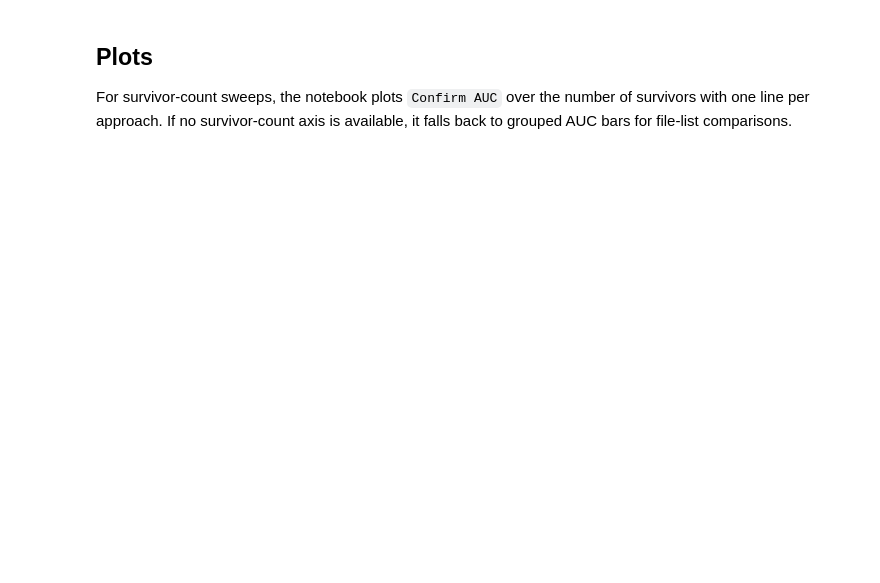
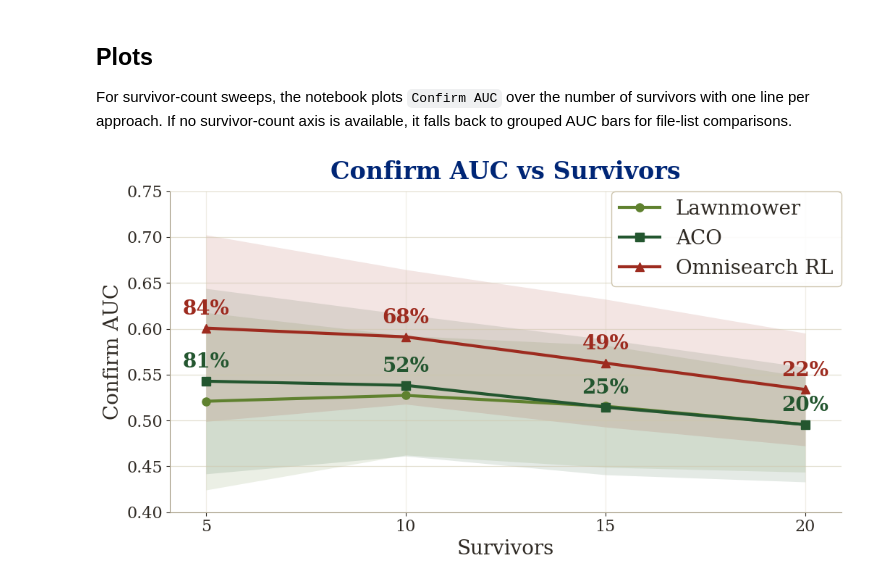
Before and after one commit to olavrenin-data-scientist/omnisearch, a Jupyter notebook: notebooks/06_survivor_sweep.ipynb, the cells around one changed output. Cells and saved outputs as stored; diff of their text form; code cells hidden in the pictures; blank space fills up the shorter version.

Commit message:
results added

```diff
--- a/notebooks/06_survivor_sweep.ipynb
+++ b/notebooks/06_survivor_sweep.ipynb
@@ -21,14 +21,14 @@ SEED_END = 1099
 # Sweep over the number of active true survivors in each episode.
 # The checkpoint's survivor-slot count is preserved by default. Set SURVIVOR_SLOT_COUNT
 # only when running without a checkpoint or when you intentionally want to override it.
-SURVIVOR_COUNTS = [15, 20]
+SURVIVOR_COUNTS = [5, 10, 15, 20]
 SURVIVOR_SLOT_COUNT = None
-STRATEGIES = ['happo']
+STRATEGIES = ['lawnmower','ant_colony','happo']
 
 # Use None for a count to select the newest HAPPO checkpoint under f'happo_{MODLABEL}_{count}'.
 CHECKPOINTS_BY_SURVIVOR_COUNT = {
-#    5: 'results/harl_runs/wildfire/wildfire_search/happo/happo_uav4_ugv3_area_1sqkm_malibu_grid256_steps900_fire_survivors_5/seed-00001-2026-07-18-23-56-28/models',
-#    10: 'results/harl_runs/wildfire/wildfire_search/happo/happo_uav4_ugv3_area_1sqkm_malibu_grid256_steps900_fire_survivors_10/seed-00001-2026-07-19-00-15-35/models',
+    5: 'results/harl_runs/wildfire/wildfire_search/happo/happo_uav4_ugv3_area_1sqkm_malibu_grid256_steps900_fire_survivors_5/seed-00001-2026-07-18-23-56-28/models',
+    10: 'results/harl_runs/wildfire/wildfire_search/happo/happo_uav4_ugv3_area_1sqkm_malibu_grid256_steps900_fire_survivors_10/seed-00001-2026-07-19-00-15-35/models',
     15: 'results/harl_runs/wildfire/wildfire_search/happo/happo_uav4_ugv3_area_1sqkm_malibu_grid256_steps900_fire_survivors_20/seed-00001-2026-07-19-00-16-34/models',
     20: 'results/harl_runs/wildfire/wildfire_search/happo/happo_uav4_ugv3_area_1sqkm_malibu_grid256_steps900_fire_survivors_20/seed-00001-2026-07-19-00-16-34/models',
 }
@@ -49,7 +49,7 @@ FILELIST = []
 #]
 
 # Optional display labels for FILELIST entries. Leave empty to derive approach/count labels.
-LABELS = []
+LABELS = ['Lawnmower','ACO','Omnisearch RL']
 # %%
 import json
 import re
@@ -580,9 +620,11 @@ compact
 For survivor-count sweeps, the notebook plots `Confirm AUC` over the number of survivors with one line per approach. If no survivor-count axis is available, it falls back to grouped AUC bars for file-list comparisons.
 # %%
 PAPER_BG = '#f2ebd3ff'
+PAPER_BG = 'white'
 GRID_COLOR = '#cfc7ad'
 TEXT_GREEN = '#23562f'
 TEXT_DARK = '#2f2a24'
+TEXT_GREEN = '#002676'
 CONFIRM_COLOR = '#8f2418'
 SCOUT_COLOR = '#c94a27'
 AUC_METRIC_SPECS = [
@@ -657,11 +699,11 @@ def _style_axis(ax):
 
 def _plot_confirm_auc_curve(ax, df):
     strategy_colors = {
-        'lawnmower': '#1f5a35',
-        'ant_colony': '#c94a27',
+        'lawnmower': '#5f812f',
+        'ant_colony': '#23562f',
         'happo': '#9d2b1f',
     }
-    fallback_colors = ['#5f812f', '#e09b4f']
+    fallback_colors = [ '#9d2b1f','#23562f','#5f812f', '#e09b4f']
     markers = ['o', 's', '^', 'v', 'D']
     configured = [_strategy_tag(strategy) for strategy in STRATEGIES]
     observed = [_strategy_tag(strategy) for strategy in df['strategy'].dropna().unique()]
@@ -703,7 +745,7 @@ def _plot_confirm_auc_curve(ax, df):
             linewidth=3.0,
             label=label,
         )
-        if strategy == 'happo':
+        if strategy == 'happo' or strategy == 'ant_colony':
             for survivor_count, auc_value, success_rate in zip(x, mean, success):
                 if not np.isfinite(success_rate):
                     continue
@@ -715,7 +757,7 @@ def _plot_confirm_auc_curve(ax, df):
                     ha='center',
                     va='bottom',
                     color=color,
-                    fontsize=11.5,
+                    fontsize=20,
                     fontweight='bold',
                 )
         plotted.append(label)
@@ -735,18 +777,18 @@ def _plot_confirm_auc_curve(ax, df):
     y_min = max(float(np.nanmin(lower)) - 0.08, 0.0)
     y_max = min(max(float(np.nanmax(upper)) + 0.12, y_min + 0.2), 1.08)
     ax.set_xlim(float(np.nanmin(x)) - x_margin, float(np.nanmax(x)) + x_margin)
-    ax.set_ylim(y_min, y_max)
+    ax.set_ylim(0.4,0.75)
     ax.set_xticks(sorted(set(x.tolist())))
     ax.set_title('Confirm AUC vs Survivors', color=TEXT_GREEN, pad=12)
-    ax.set_xlabel('Survivors')
-    ax.set_ylabel('Confirm AUC')
+    ax.set_xlabel('Survivors', fontsize=20)
+    ax.set_ylabel('Confirm AUC', fontsize=20)
     _style_axis(ax)
-    if len(plotted) > 1:
+    if len(plotted) > 0:
         legend = ax.legend(
-            loc='center left',
-            bbox_to_anchor=(1.02, 0.5),
+            loc='best',
+            #bbox_to_anchor=(1.35, 0.5),
             borderaxespad=0.0,
-            fontsize=13,
+            fontsize=20,
         )
         legend.get_frame().set_facecolor(PAPER_BG)
         legend.get_frame().set_edgecolor('#c8bea4')
@@ -773,32 +815,35 @@ def _plot_auc_group(ax, df, specs):
             capsize=3,
             color=color,
             alpha=0.98,
             label=label,
             edgecolor=PAPER_BG,
             linewidth=0.8,
             error_kw={'elinewidth': 1.0, 'alpha': 0.65, 'ecolor': TEXT_DARK},
         )
         _add_bar_labels(ax, bars, std, offset_rank=offset)
     labels = df['label'].str.replace(r' \| .*$', '', regex=True).tolist()
     ax.set_xticks(positions)
     ax.set_xticklabels(labels, rotation=0, ha='center', fontweight='bold', fontsize=16)
     ax.set_title('Joint Diagnostic Time-Integrated Performance (AUC)', color=TEXT_GREEN, pad=12)
     ax.set_ylabel('Score')
     ax.set_ylim(0.0, 1.24)
     _style_axis(ax)
-    legend = ax.legend(loc='lower right', title=None, fontsize=14)
+    legend = ax.legend(loc='upper right', title=None, fontsize=14)
     legend.get_frame().set_facecolor(PAPER_BG)
     legend.get_frame().set_edgecolor('#c8bea4')
     legend.get_frame().set_alpha(0.90)
 
 
 if has_survivor_x:
-    fig, ax = plt.subplots(figsize=(9.8, 5.8), facecolor=PAPER_BG)
+    fig, ax = plt.subplots(figsize=(12.8, 5.8), facecolor=PAPER_BG)
     _plot_confirm_auc_curve(ax, plot_df)
 else:
     plot_df = plot_df.reset_index(drop=True)
     fig, ax = plt.subplots(figsize=(max(10, len(plot_df) * 1.4), 5.8), facecolor=PAPER_BG)
     _plot_auc_group(ax, plot_df, AUC_METRIC_SPECS)
 
 fig.tight_layout(rect=(0.0, 0.0, 0.82, 1.0) if has_survivor_x else None)
+plt.savefig("../outputs/figures/survivor_load.png")
 plt.show()
+# %% [output]
+[figure, added]
```
Also changed, not shown: parts of 3 cells of this notebook, 46 other files.
